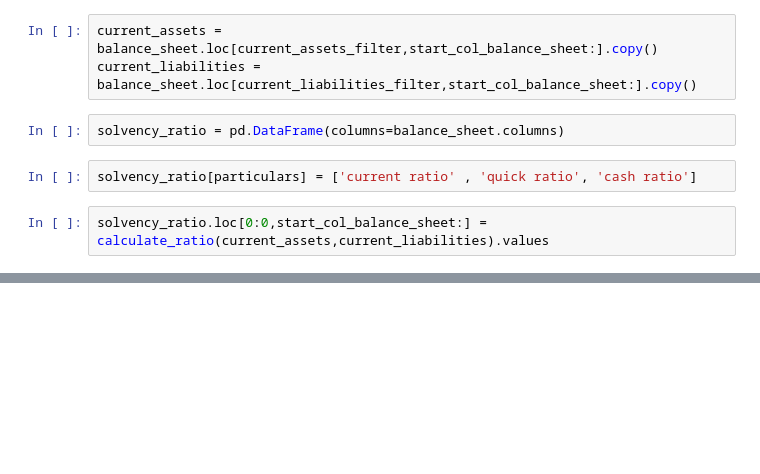
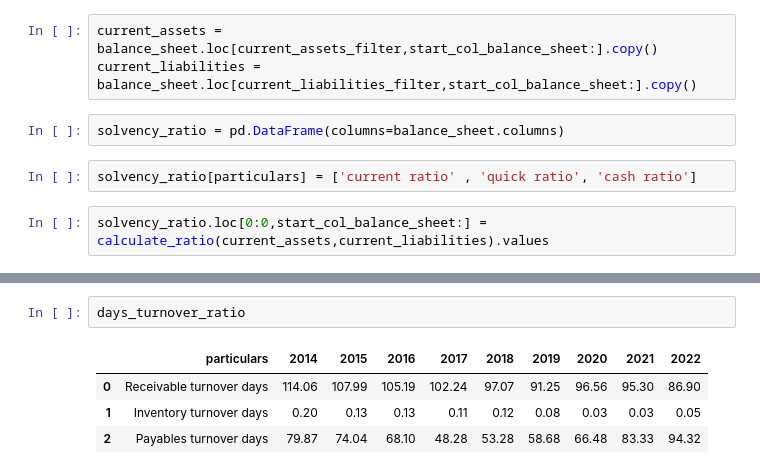
Before and after one commit to suraj49470/data-science, a Jupyter notebook: pandas-learnings/tcs-learning.ipynb, the cells around one changed output, grey strips where cells are left out. Saved outputs shown, nothing was run; the diff lists cells and outputs as text; blank space fills up the shorter version.

```diff
--- a/pandas-learnings/tcs-learning.ipynb
+++ b/pandas-learnings/tcs-learning.ipynb
@@ -358,0 +434,7 @@ solvency_ratio
+# %%
+days_turnover_ratio
+# %% [output]
+|  | particulars | 2014 | 2015 | 2016 | 2017 | 2018 | 2019 | 2020 | 2021 | 2022 |
+| 0 | Receivable turnover days | 114.06 | 107.99 | 105.19 | 102.24 | 97.07 | 91.25 | 96.56 | 95.30 | 86.90 |
+| 1 | Inventory turnover days | 0.20 | 0.13 | 0.13 | 0.11 | 0.12 | 0.08 | 0.03 | 0.03 | 0.05 |
+| 2 | Payables turnover days | 79.87 | 74.04 | 68.10 | 48.28 | 53.28 | 58.68 | 66.48 | 83.33 | 94.32 |
```
Also changed, not shown: parts of 53 cells of this notebook.
